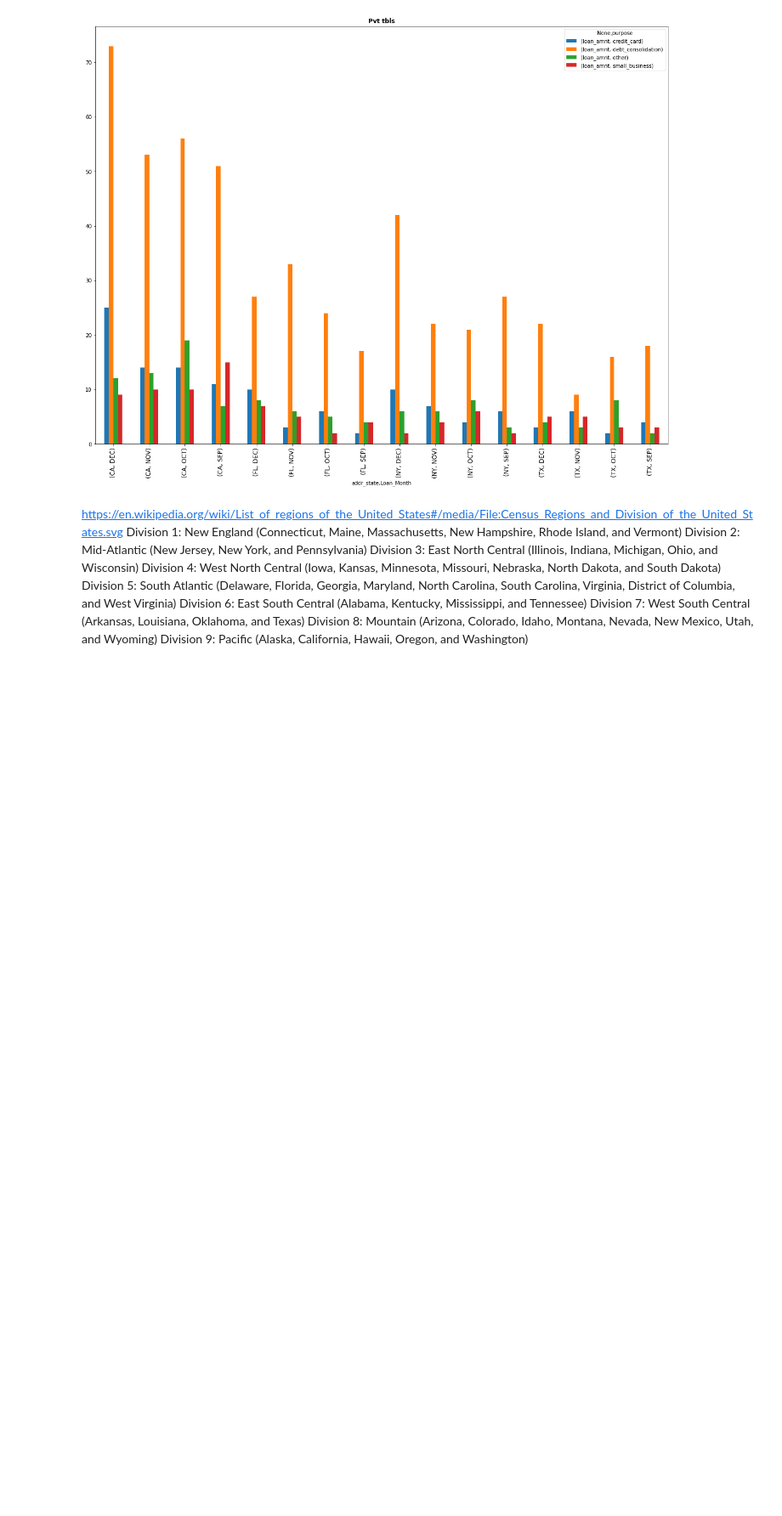
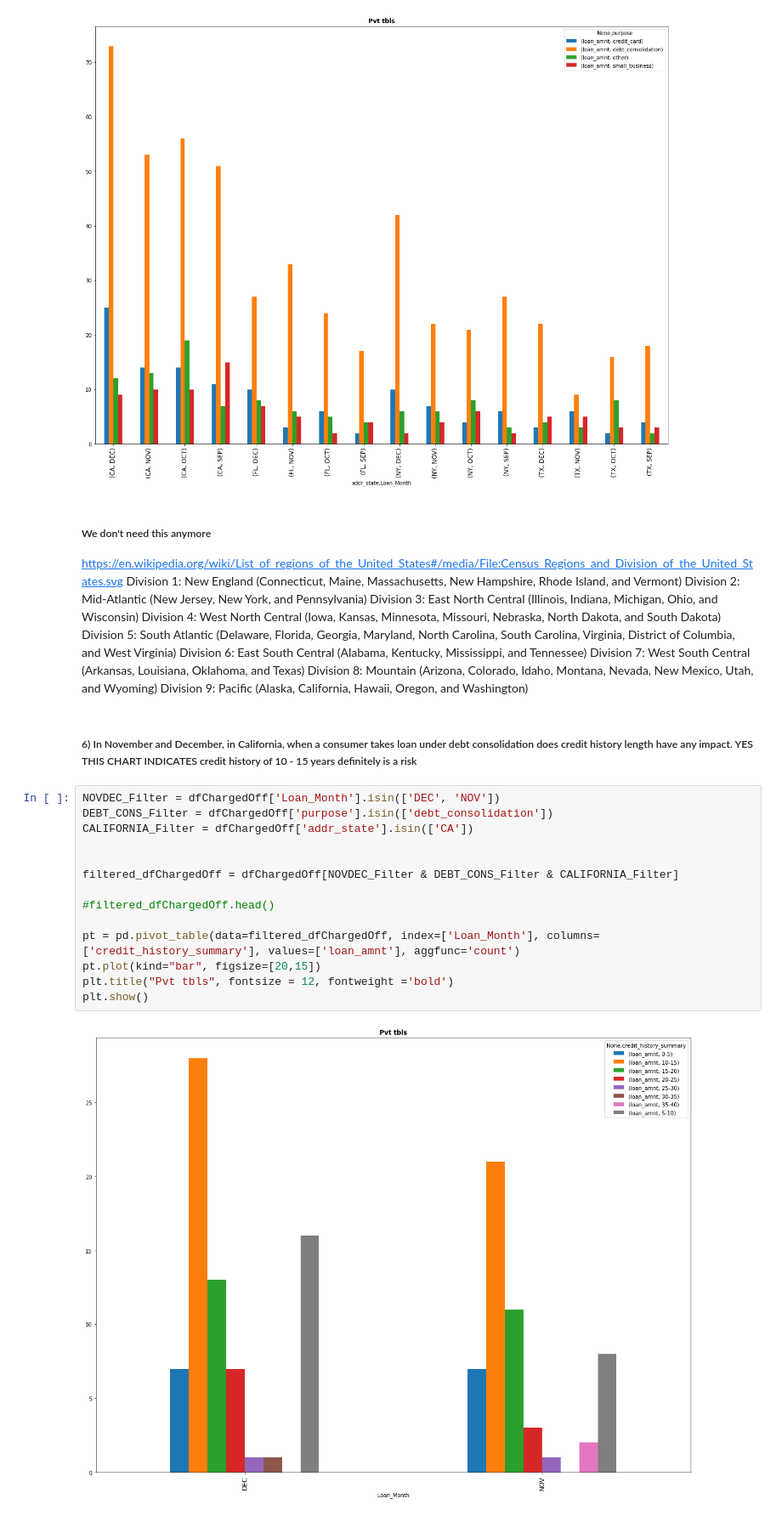
Before and after one commit to Kumaraguru-Muthuraj/_AIML_Code, a Jupyter notebook: _PythonNotebooks/_Course2_Statistics_Essentials/Mod6_Lendingclub_casestudy/LendingClub.ipynb, the cells around one changed output. Shown at 85% size. Cells and saved outputs as stored; diff of their text form; blank space fills up the shorter version.

```diff
--- a/_PythonNotebooks/_Course2_Statistics_Essentials/Mod6_Lendingclub_casestudy/LendingClub.ipynb
+++ b/_PythonNotebooks/_Course2_Statistics_Essentials/Mod6_Lendingclub_casestudy/LendingClub.ipynb
@@ -454,6 +482,7 @@ plt.show()
 # %% [output]
 [figure]
 # %% [markdown]
+##### We don't need this anymore
 https://en.wikipedia.org/wiki/List_of_regions_of_the_United_States#/media/File:Census_Regions_and_Division_of_the_United_States.svg
 Division 1: New England (Connecticut, Maine, Massachusetts, New Hampshire, Rhode Island, and Vermont)
 Division 2: Mid-Atlantic (New Jersey, New York, and Pennsylvania)
@@ -464,3 +493,21 @@ Division 6: East South Central (Alabama, Kentucky, Mississippi, and Tennessee)
 Division 7: West South Central (Arkansas, Louisiana, Oklahoma, and Texas)
 Division 8: Mountain (Arizona, Colorado, Idaho, Montana, Nevada, New Mexico, Utah, and Wyoming)
 Division 9: Pacific (Alaska, California, Hawaii, Oregon, and Washington)
+# %% [markdown]
+##### 6) In November and December, in California, when a consumer takes loan under debt consolidation does credit history length have any impact. YES THIS CHART INDICATES credit history of 10 - 15 years definitely is a risk
+# %%
+NOVDEC_Filter = dfChargedOff['Loan_Month'].isin(['DEC', 'NOV'])
+DEBT_CONS_Filter = dfChargedOff['purpose'].isin(['debt_consolidation'])
+CALIFORNIA_Filter = dfChargedOff['addr_state'].isin(['CA'])
+
+
+filtered_dfChargedOff = dfChargedOff[NOVDEC_Filter & DEBT_CONS_Filter & CALIFORNIA_Filter]
+
+#filtered_dfChargedOff.head()
+
+pt = pd.pivot_table(data=filtered_dfChargedOff, index=['Loan_Month'], columns=['credit_history_summary'], values=['loan_amnt'], aggfunc='count')
+pt.plot(kind="bar", figsize=[20,15])
+plt.title("Pvt tbls", fontsize = 12, fontweight ='bold')
+plt.show()
+# %% [output]
+[figure, added]
```
Also changed, not shown: parts of 18 cells of this notebook.
